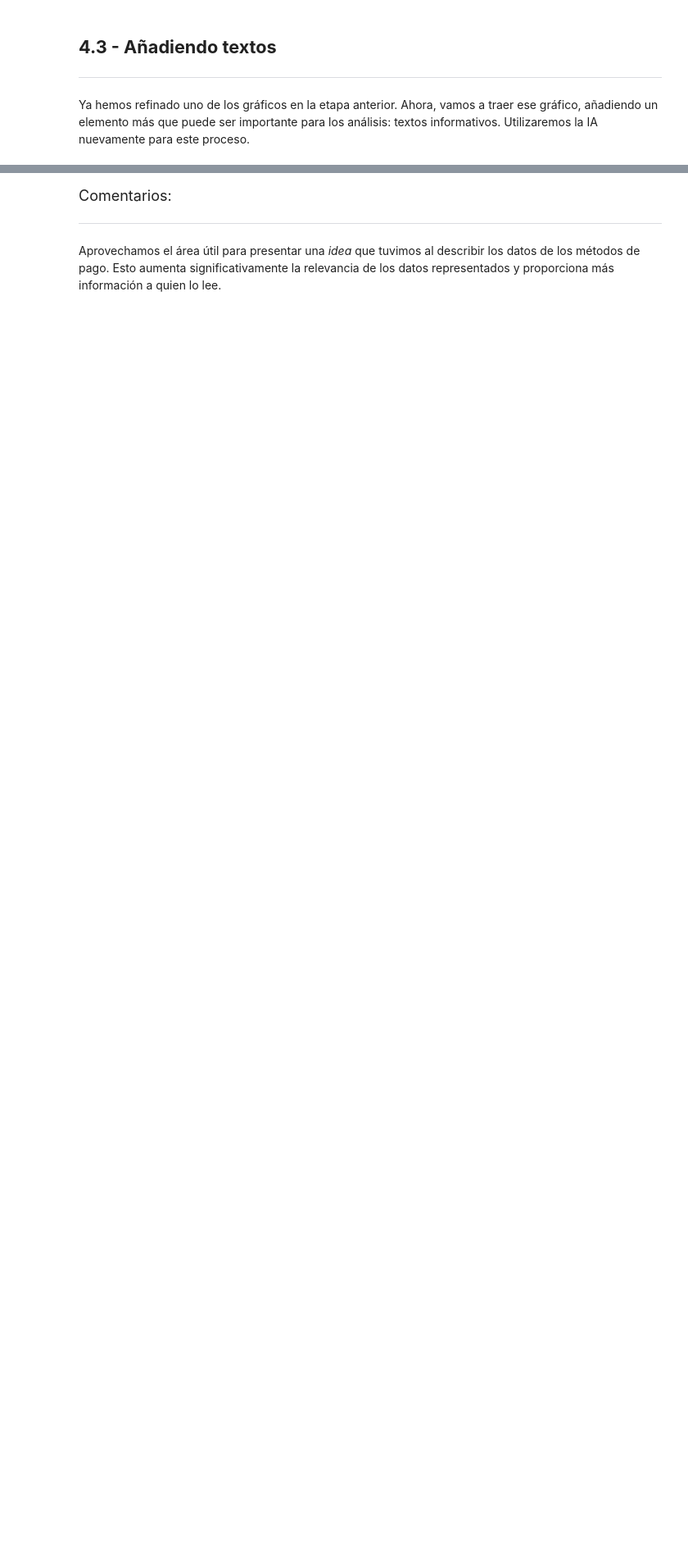
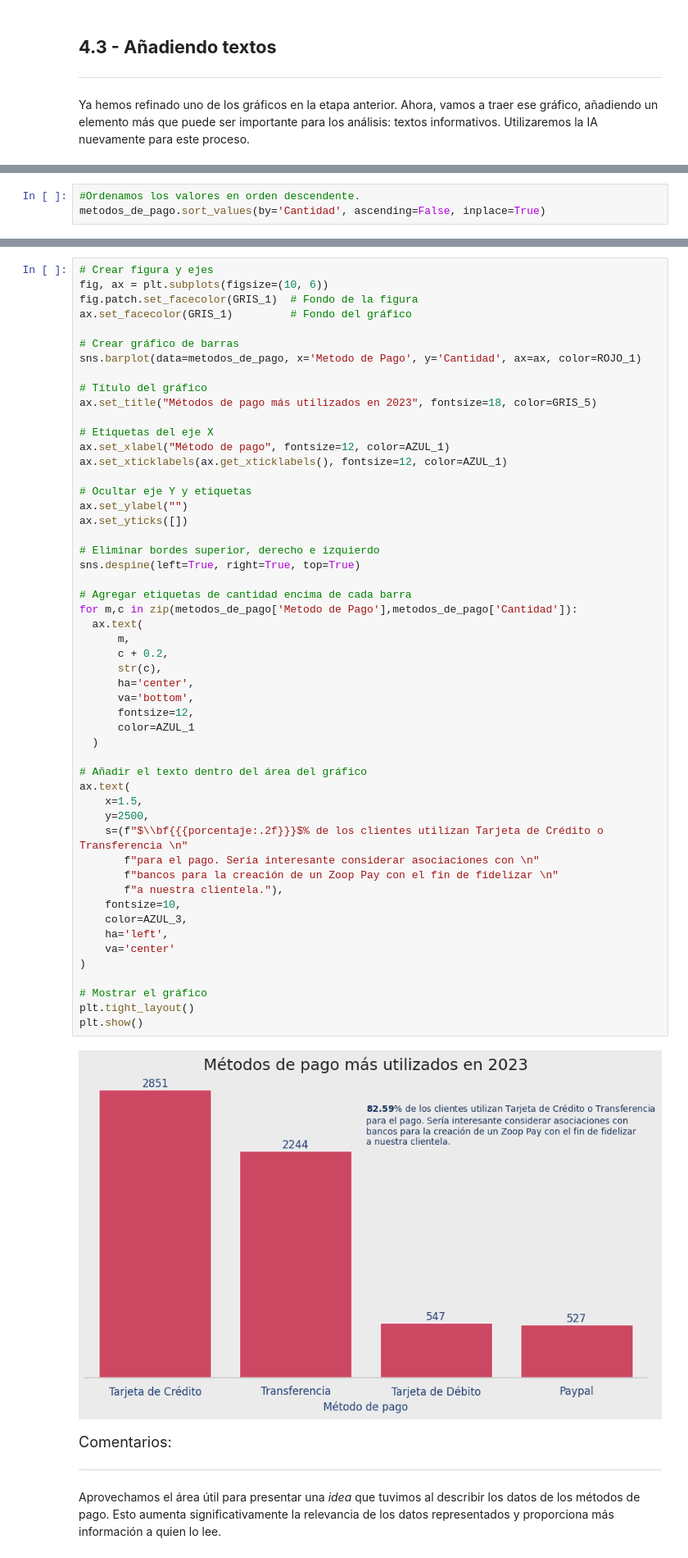
Before and after one commit to JLuceroVasquez/ia-aplicada-a-data-science-construccion-de-visualizaciones, a Jupyter notebook: IA_aplicada_a_ciencia_de_datos.ipynb, the cells around one changed output, grey strips where cells are left out. Shown at 82% size. Drawn from its saved outputs; the diff is of its cells as text; blank space fills up the shorter version.

```diff
--- a/IA_aplicada_a_ciencia_de_datos.ipynb
+++ b/IA_aplicada_a_ciencia_de_datos.ipynb
@@ -1333,0 +1396,3 @@ Ahora, en la posición x=1.5 y y=2500, añade el siguiente texto con tamaño 10
+# %%
+#Ordenamos los valores en orden descendente.
+metodos_de_pago.sort_values(by='Cantidad', ascending=False, inplace=True)
@@ -1334,3 +1402,57 @@ Ahora, en la posición x=1.5 y y=2500, añade el siguiente texto con tamaño 10
+# %%
+# Crear figura y ejes
+fig, ax = plt.subplots(figsize=(10, 6))
+fig.patch.set_facecolor(GRIS_1)  # Fondo de la figura
+ax.set_facecolor(GRIS_1)         # Fondo del gráfico
+
+# Crear gráfico de barras
+sns.barplot(data=metodos_de_pago, x='Metodo de Pago', y='Cantidad', ax=ax, color=ROJO_1)
+
+# Título del gráfico
+ax.set_title("Métodos de pago más utilizados en 2023", fontsize=18, color=GRIS_5)
+
+# Etiquetas del eje X
+ax.set_xlabel("Método de pago", fontsize=12, color=AZUL_1)
+ax.set_xticklabels(ax.get_xticklabels(), fontsize=12, color=AZUL_1)
+
+# Ocultar eje Y y etiquetas
+ax.set_ylabel("")
+ax.set_yticks([])
+
+# Eliminar bordes superior, derecho e izquierdo
+sns.despine(left=True, right=True, top=True)
+
+# Agregar etiquetas de cantidad encima de cada barra
+for m,c in zip(metodos_de_pago['Metodo de Pago'],metodos_de_pago['Cantidad']):
+  ax.text(
+      m,
+      c + 0.2,
+      str(c),
+      ha='center',
+      va='bottom',
+      fontsize=12,
+      color=AZUL_1
+  )
+
+# Añadir el texto dentro del área del gráfico
+ax.text(
+    x=1.5,
+    y=2500,
+    s=(f"$\\bf{{{porcentaje:.2f}}}$% de los clientes utilizan Tarjeta de Crédito o Transferencia \n"
+       f"para el pago. Sería interesante considerar asociaciones con \n"
+       f"bancos para la creación de un Zoop Pay con el fin de fidelizar \n"
+       f"a nuestra clientela."),
+    fontsize=10,
+    color=AZUL_3,
+    ha='left',
+    va='center'
+)
+
+# Mostrar el gráfico
+plt.tight_layout()
+plt.show()
+# %% [output]
+[figure, added]
 # %% [markdown]
 <font color="7b71ff" size=4> Comentarios: </font>
 
```
Also changed, not shown: parts of 15 cells of this notebook.
